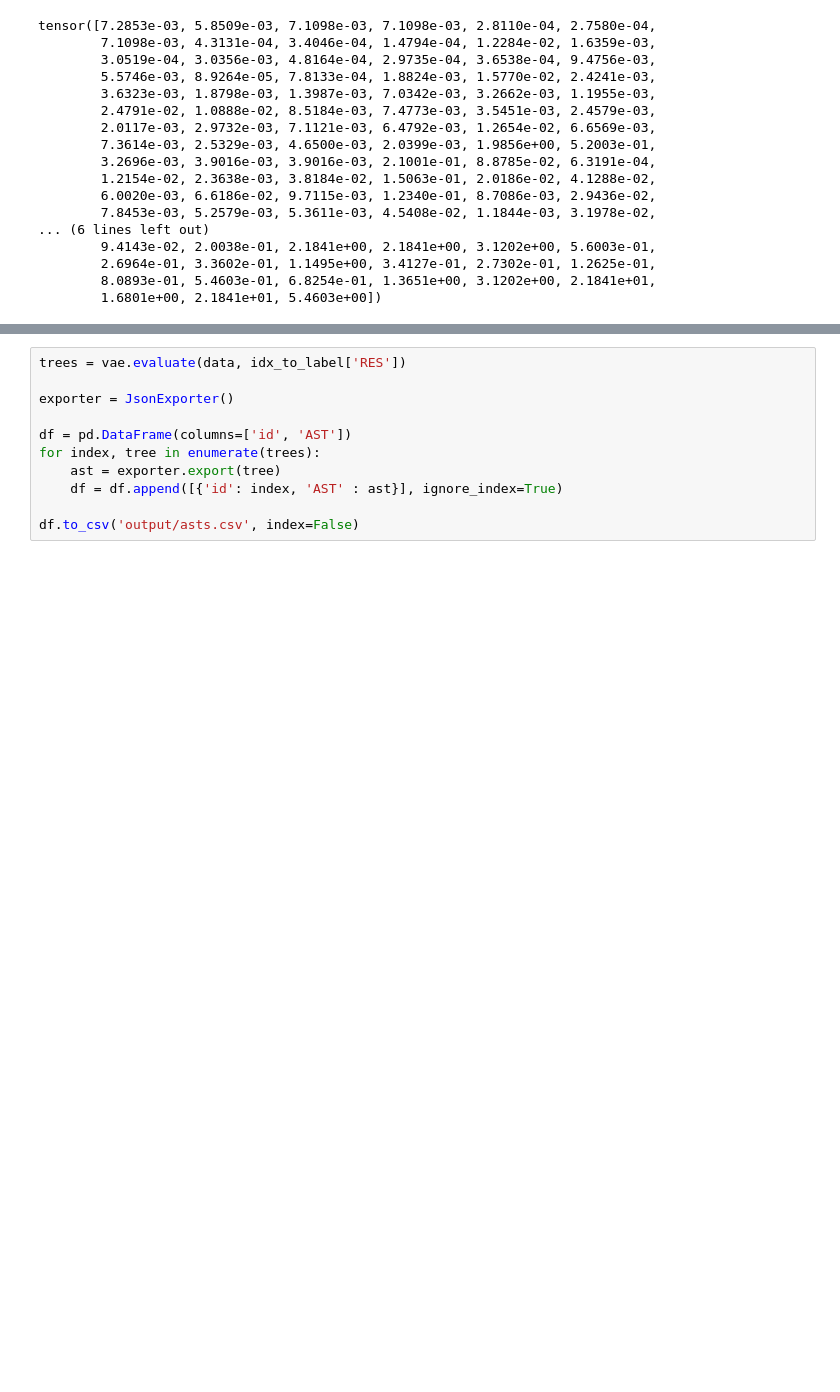
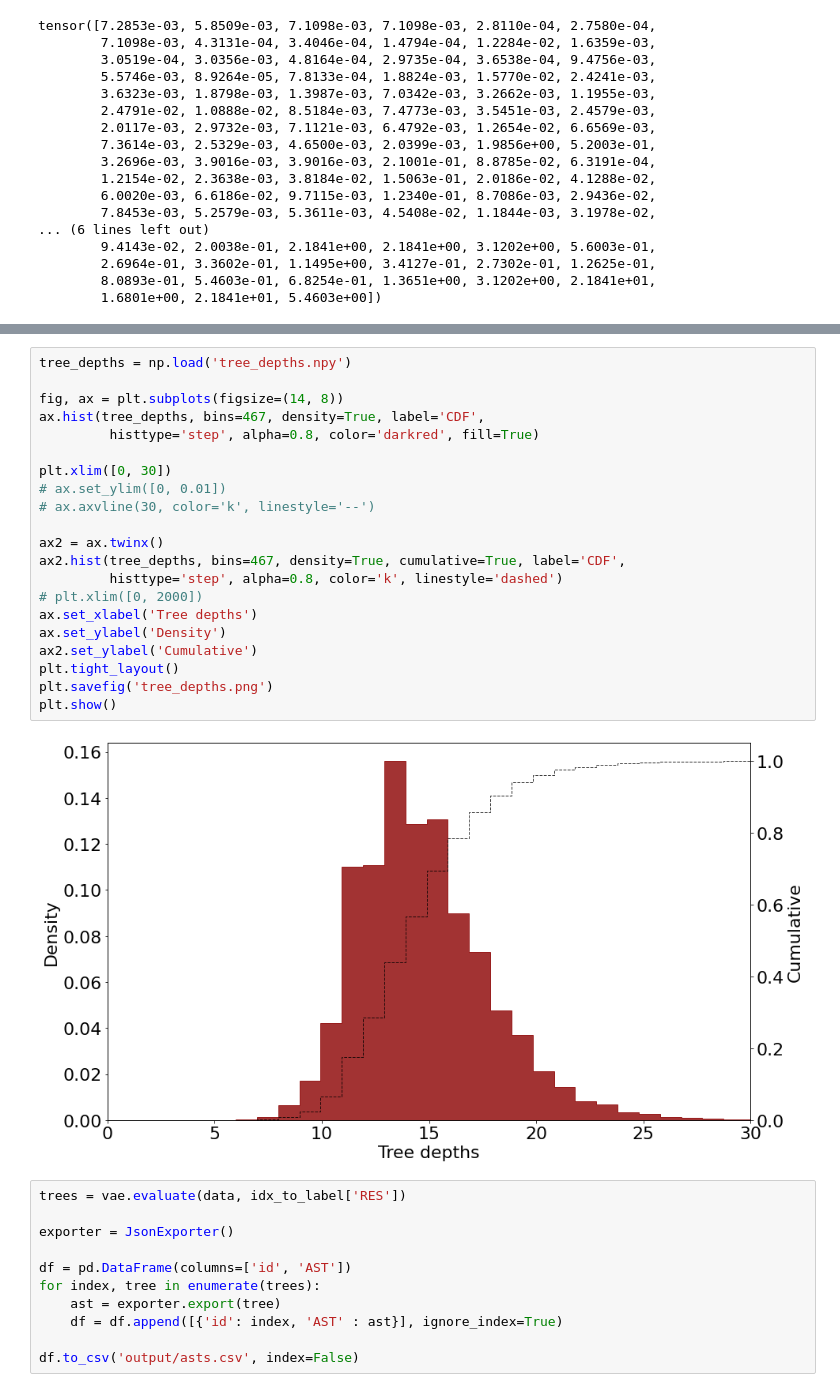
Before and after one commit to sander102907/autoencoder_program_synthesis, a Jupyter notebook: Tree_LSTM_VAE.ipynb, the cells around one changed output, grey strips where cells are left out. Saved outputs shown, nothing was run; the diff lists cells and outputs as text; blank space fills up the shorter version.

```diff
--- a/Tree_LSTM_VAE.ipynb
+++ b/Tree_LSTM_VAE.ipynb
@@ -232,3 +301,26 @@ for batch in loader:
+# %%
+tree_depths = np.load('tree_depths.npy')
+
+fig, ax = plt.subplots(figsize=(14, 8))
+ax.hist(tree_depths, bins=467, density=True, label='CDF',
+         histtype='step', alpha=0.8, color='darkred', fill=True)
+
+plt.xlim([0, 30])
+# ax.set_ylim([0, 0.01])
+# ax.axvline(30, color='k', linestyle='--')
+
+ax2 = ax.twinx()
+ax2.hist(tree_depths, bins=467, density=True, cumulative=True, label='CDF',
+         histtype='step', alpha=0.8, color='k', linestyle='dashed')
+# plt.xlim([0, 2000])
+ax.set_xlabel('Tree depths')
+ax.set_ylabel('Density')
+ax2.set_ylabel('Cumulative')
+plt.tight_layout()
+plt.savefig('tree_depths.png')
+plt.show()
+# %% [output]
+[figure, added]
 # %%
 trees = vae.evaluate(data, idx_to_label['RES'])
 
```
Also changed, not shown: parts of 41 cells of this notebook, 5 other files.
